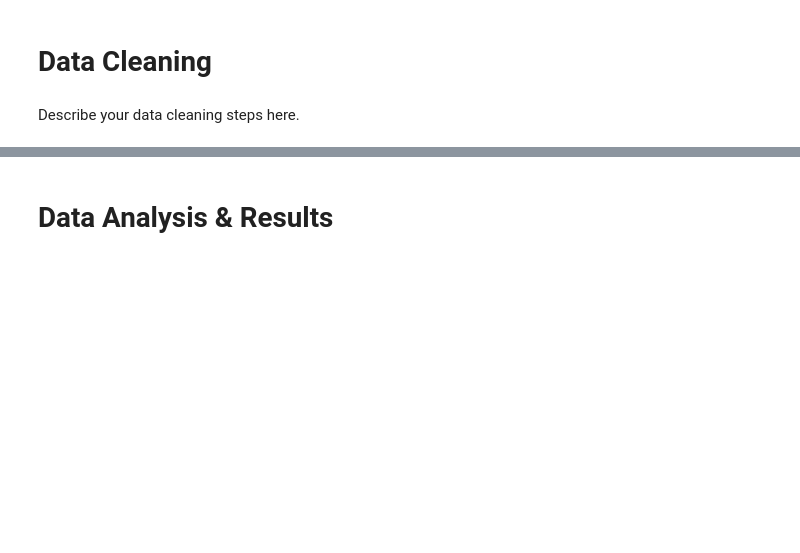
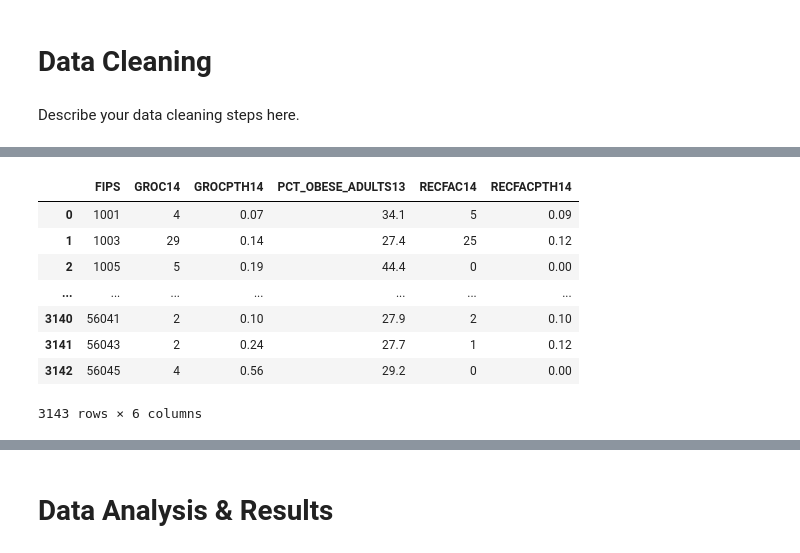
Before and after one commit to cwguan/COGS108-FinalProject, a Jupyter notebook: FinalProject.ipynb, the cells around one changed output, grey strips where cells are left out. Cells and saved outputs as stored; diff of their text form; code cells hidden in the pictures; blank space fills up the shorter version.

```diff
--- a/FinalProject.ipynb
+++ b/FinalProject.ipynb
@@ -62,0 +177,4 @@ Describe your data cleaning steps here.
+# %%
+# read in the data from Food Evironmental Atlas excel spreadsheet into pandas data frame
+stores_df = pd.read_excel('FoodEnvironmentAtlas.xls', sheet_name='STORES')
+health_df = pd.read_excel('FoodEnvironmentAtlas.xls', sheet_name='HEALTH')
@@ -62,0 +215,19 @@ Describe your data cleaning steps here.
+# %%
+# Put FIPS column first
+# Get a list of columns
+cols = list(df_merged)
+
+# Move the column to head of list using index, pop and insert
+cols.insert(0, cols.pop(cols.index('FIPS')))
+df_merged = df_merged.loc[:, cols]
+df_merged
+# %% [output]
+|  | FIPS | GROC14 | GROCPTH14 | PCT_OBESE_ADULTS13 | RECFAC14 | RECFACPTH14 |
+| 0 | 1001 | 4 | 0.07 | 34.1 | 5 | 0.09 |
+| 1 | 1003 | 29 | 0.14 | 27.4 | 25 | 0.12 |
+| 2 | 1005 | 5 | 0.19 | 44.4 | 0 | 0.00 |
+| ... | ... | ... | ... | ... | ... | ... |
+| 3140 | 56041 | 2 | 0.10 | 27.9 | 2 | 0.10 |
+| 3141 | 56043 | 2 | 0.24 | 27.7 | 1 | 0.12 |
+| 3142 | 56045 | 4 | 0.56 | 29.2 | 0 | 0.00 |
+3143 rows × 6 columns
```
Also changed, not shown: parts of 17 cells of this notebook.
